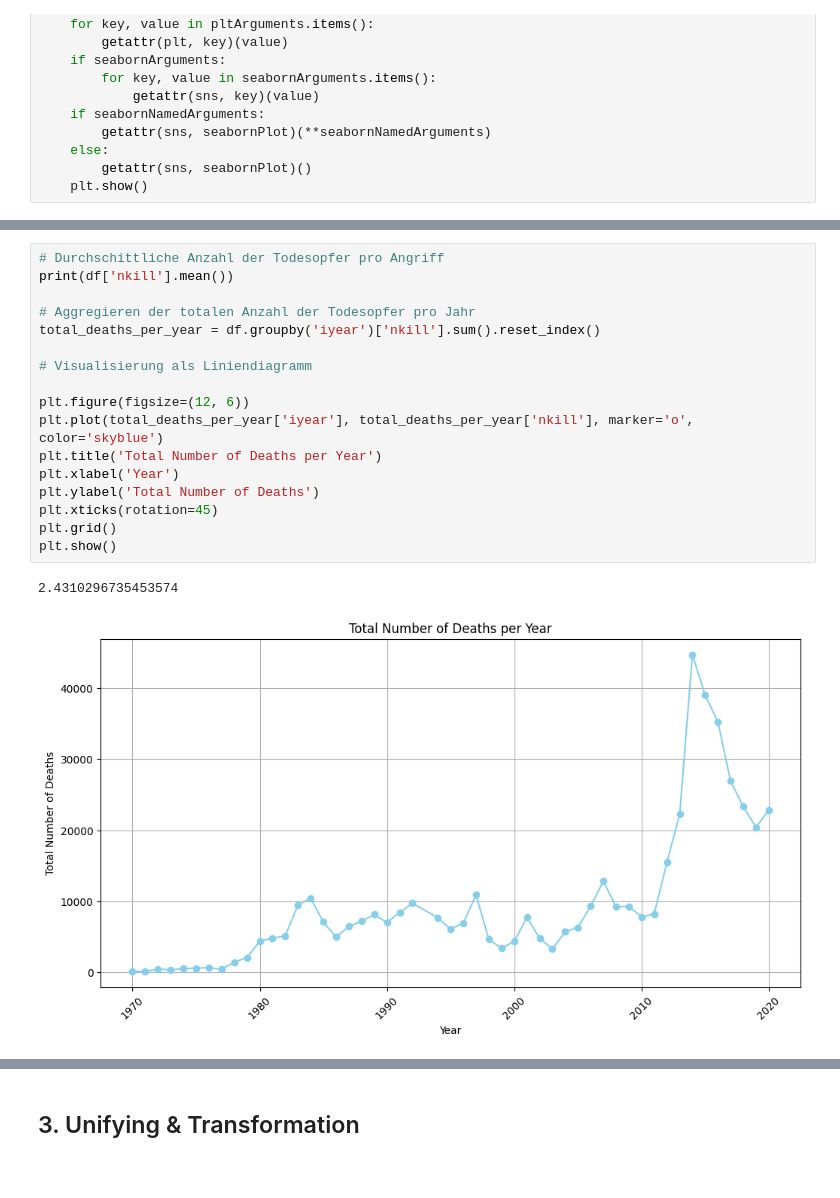
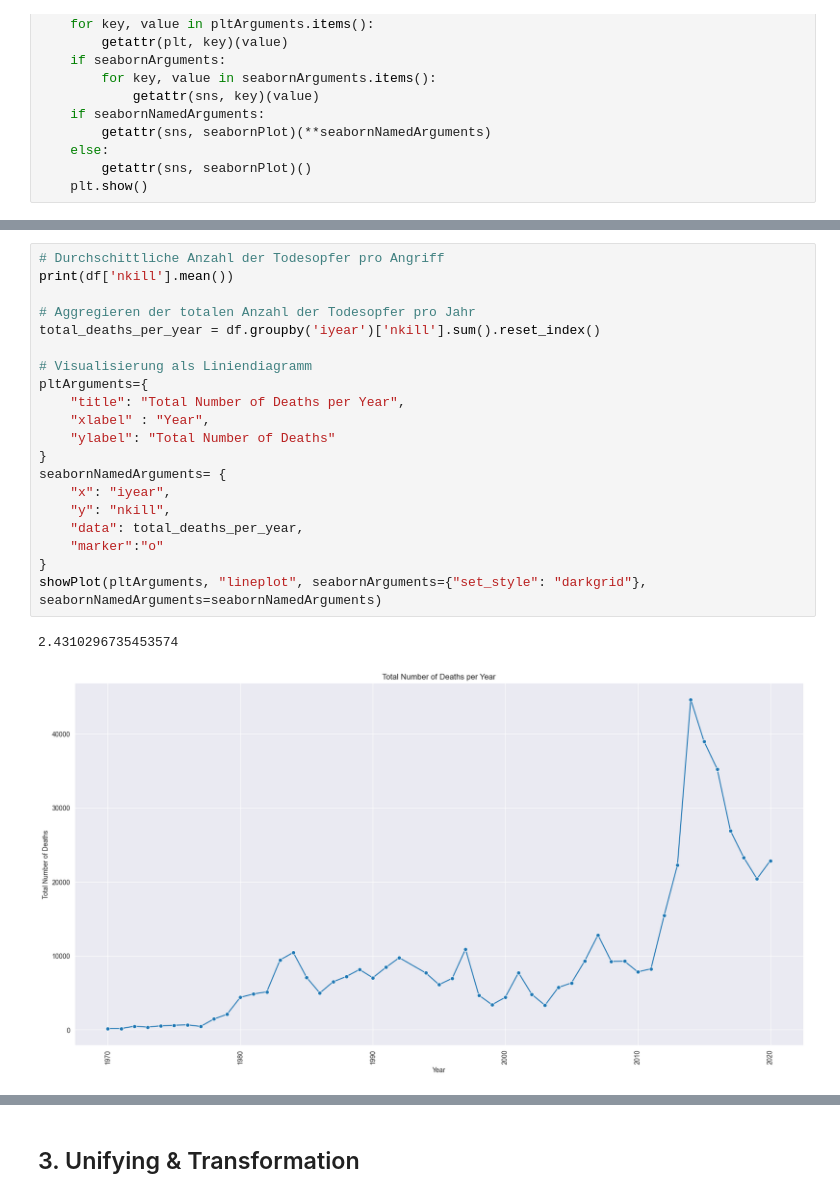
Before and after one commit to rieseflo/GTD, a Jupyter notebook: GTD.ipynb, the cells around one changed output, grey strips where cells are left out. Cells and saved outputs as stored; diff of their text form.

```diff
--- a/GTD.ipynb
+++ b/GTD.ipynb
@@ -156,21 +180,24 @@ showPlot(pltArguments, "scatterplot", seabornNamedArguments = {"x": "longitude",
 # %%
 # Durchschittliche Anzahl der Todesopfer pro Angriff
 print(df['nkill'].mean())
 
 # Aggregieren der totalen Anzahl der Todesopfer pro Jahr
 total_deaths_per_year = df.groupby('iyear')['nkill'].sum().reset_index()
 
 # Visualisierung als Liniendiagramm
-
-plt.figure(figsize=(12, 6))
-plt.plot(total_deaths_per_year['iyear'], total_deaths_per_year['nkill'], marker='o', color='skyblue')
-plt.title('Total Number of Deaths per Year')
-plt.xlabel('Year')
-plt.ylabel('Total Number of Deaths')
-plt.xticks(rotation=45)
-plt.grid()
-plt.show()
+pltArguments={
+    "title": "Total Number of Deaths per Year",
+    "xlabel" : "Year",
+    "ylabel": "Total Number of Deaths"
+}
+seabornNamedArguments= {
+    "x": "iyear",
+    "y": "nkill",
+    "data": total_deaths_per_year,
+    "marker":"o"
+}
+showPlot(pltArguments, "lineplot", seabornArguments={"set_style": "darkgrid"}, seabornNamedArguments=seabornNamedArguments)
 # %% [output]
 2.4310296735453574
-[figure, old version]
+[figure, new version]
 # %%
```
Also changed, not shown: parts of 26 cells of this notebook.
